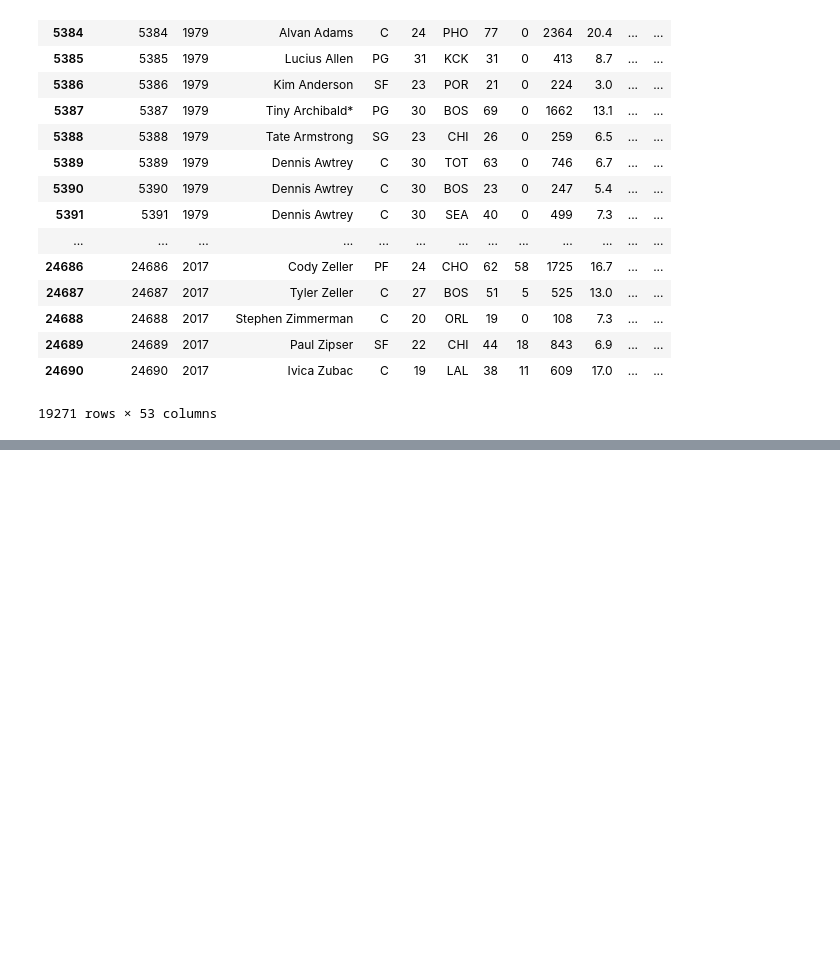
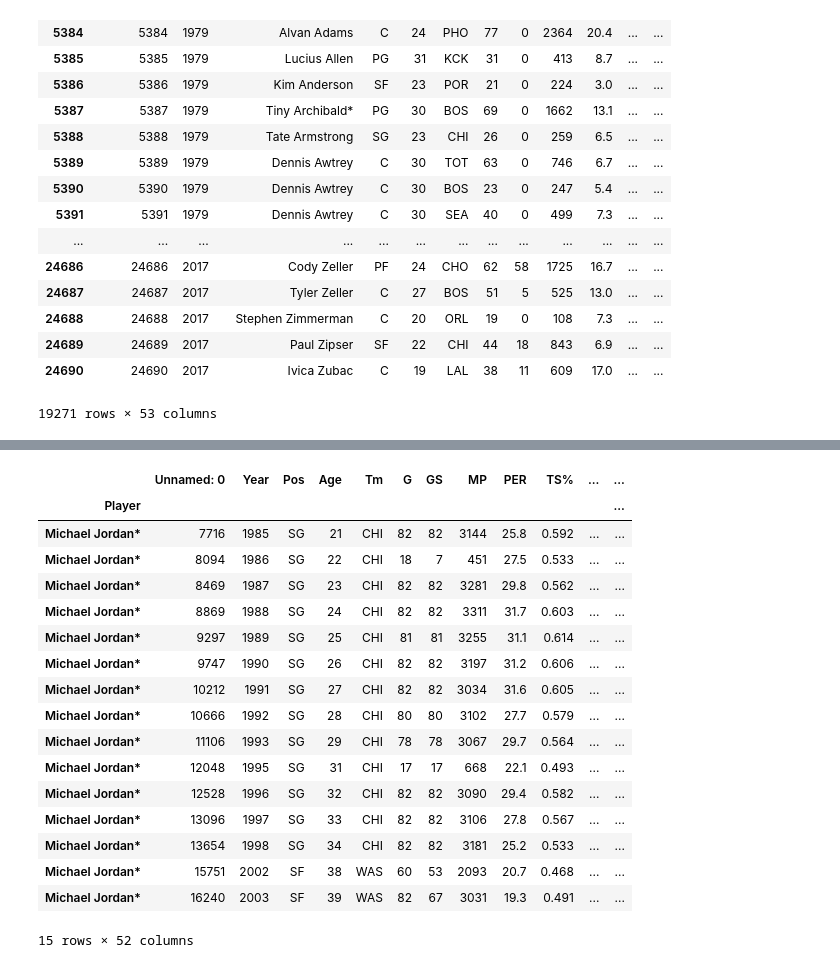
Before and after one commit to Eric035/NBA_3_point_boom, a Jupyter notebook: NBA Players Statistics.ipynb, the cells around one changed output, grey strips where cells are left out. Drawn from its saved outputs; the diff is of its cells as text; code cells hidden in the pictures; blank space fills up the shorter version.

```diff
--- a/NBA Players Statistics.ipynb
+++ b/NBA Players Statistics.ipynb
@@ -71,0 +95,23 @@ Name: Player, dtype: object
+# %%
+# Say if we would like to take a look at the statistics of Michael Jordan's NBA career.
+
+nbaStats_3ptAdded.loc['Michael Jordan*']
+# %% [output]
+|  | Unnamed: 0 | Year | Pos | Age | Tm | G | GS | MP | PER | TS% | ... | ... |
+| Player |  |  |  |  |  |  |  |  |  |  |  | ... |
+| Michael Jordan* | 7716 | 1985 | SG | 21 | CHI | 82 | 82 | 3144 | 25.8 | 0.592 | ... | ... |
+| Michael Jordan* | 8094 | 1986 | SG | 22 | CHI | 18 | 7 | 451 | 27.5 | 0.533 | ... | ... |
+| Michael Jordan* | 8469 | 1987 | SG | 23 | CHI | 82 | 82 | 3281 | 29.8 | 0.562 | ... | ... |
+| Michael Jordan* | 8869 | 1988 | SG | 24 | CHI | 82 | 82 | 3311 | 31.7 | 0.603 | ... | ... |
+| Michael Jordan* | 9297 | 1989 | SG | 25 | CHI | 81 | 81 | 3255 | 31.1 | 0.614 | ... | ... |
+| Michael Jordan* | 9747 | 1990 | SG | 26 | CHI | 82 | 82 | 3197 | 31.2 | 0.606 | ... | ... |
+| Michael Jordan* | 10212 | 1991 | SG | 27 | CHI | 82 | 82 | 3034 | 31.6 | 0.605 | ... | ... |
+| Michael Jordan* | 10666 | 1992 | SG | 28 | CHI | 80 | 80 | 3102 | 27.7 | 0.579 | ... | ... |
+| Michael Jordan* | 11106 | 1993 | SG | 29 | CHI | 78 | 78 | 3067 | 29.7 | 0.564 | ... | ... |
+| Michael Jordan* | 12048 | 1995 | SG | 31 | CHI | 17 | 17 | 668 | 22.1 | 0.493 | ... | ... |
+| Michael Jordan* | 12528 | 1996 | SG | 32 | CHI | 82 | 82 | 3090 | 29.4 | 0.582 | ... | ... |
+| Michael Jordan* | 13096 | 1997 | SG | 33 | CHI | 82 | 82 | 3106 | 27.8 | 0.567 | ... | ... |
+| Michael Jordan* | 13654 | 1998 | SG | 34 | CHI | 82 | 82 | 3181 | 25.2 | 0.533 | ... | ... |
+| Michael Jordan* | 15751 | 2002 | SF | 38 | WAS | 60 | 53 | 2093 | 20.7 | 0.468 | ... | ... |
+| Michael Jordan* | 16240 | 2003 | SF | 39 | WAS | 82 | 67 | 3031 | 19.3 | 0.491 | ... | ... |
+15 rows × 52 columns
```
Also changed, not shown: parts of 2 cells of this notebook.
